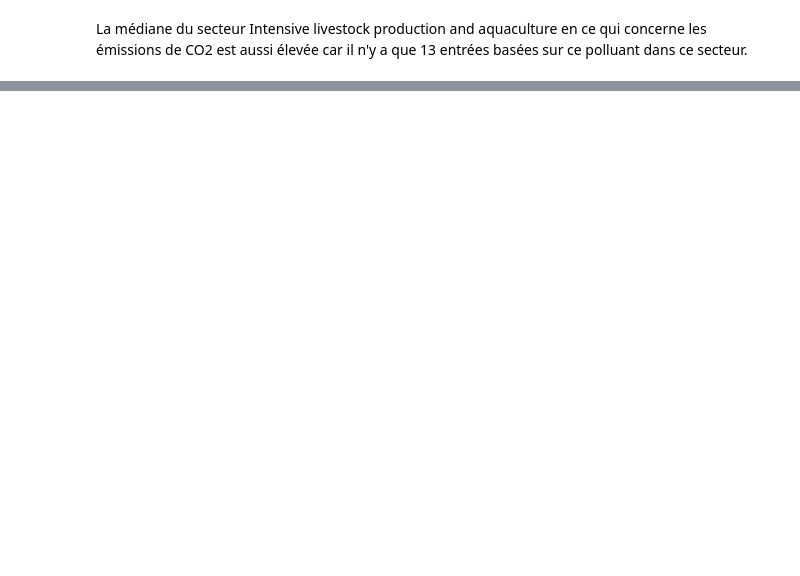
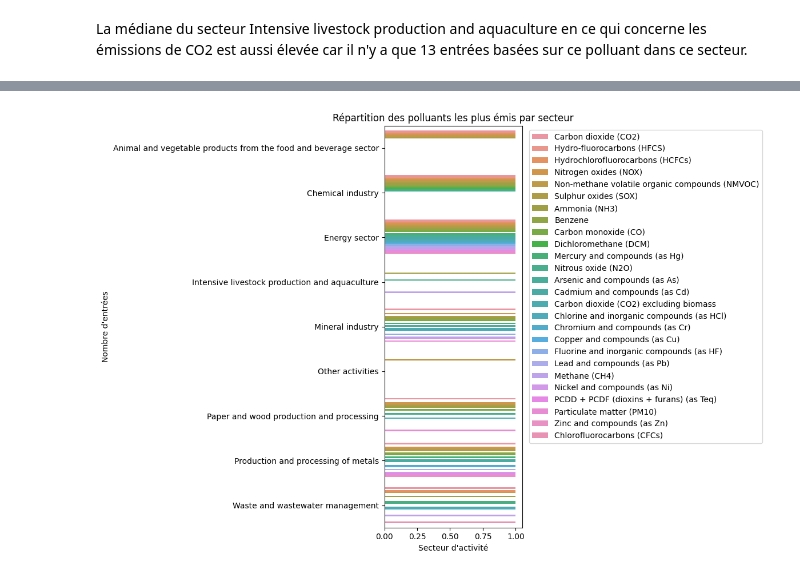
Before and after one commit to FanZy0127/environmental_impact, a Jupyter notebook: modules/Air/jupyter_main_air.ipynb, the cells around one changed output, grey strips where cells are left out. Cells and saved outputs as stored; diff of their text form; code cells hidden in the pictures; blank space fills up the shorter version.

Commit message:
filter pollutant

```diff
--- a/modules/Air/jupyter_main_air.ipynb
+++ b/modules/Air/jupyter_main_air.ipynb
@@ -594,8 +594,8 @@ pollutants_group_by_sector.describe()
 | Production and processing of metals | 27786 | 54 | Zinc and compounds (as Zn) | 3121 |
 | Waste and wastewater management | 36169 | 60 | Methane (CH4) | 14908 |
 # %%
-emissions_of_pollutants_group_by_sector = df.groupby(["eprtrSectorName", "pollutant"])["emissions"]
-emissions_of_pollutants_group_by_sector.describe()
+emissions_of_pollutants_group_by_sector = df.groupby(["eprtrSectorName", "pollutant"])
+emissions_of_pollutants_group_by_sector["emissions"].describe()
 # %% [output]
 |  |  | count | mean | std | min | 25% | 50% | 75% | max |
 | eprtrSectorName | pollutant |  |  |  |  |  |  |  |  |
@@ -707,0 +702,4 @@ La médiane du secteur Intensive livestock production and aquaculture en ce qui
+# %%
+emissions_of_pollutants_group_by_sector = emissions_of_pollutants_group_by_sector["emissions"].aggregate(
+    ["count", "sum", "median", "mean"])
+emissions_of_pollutants_group_by_sector
@@ -707,0 +721,3 @@ La médiane du secteur Intensive livestock production and aquaculture en ce qui
+# %%
+emissions_of_pollutants_group_by_sector = emissions_of_pollutants_group_by_sector[
+    emissions_of_pollutants_group_by_sector.index.get_level_values("pollutant") != "CONFIDENTIAL"]
@@ -707,0 +730,9 @@ La médiane du secteur Intensive livestock production and aquaculture en ce qui
+# %%
+count_pollutant_over500 = emissions_of_pollutants_group_by_sector[emissions_of_pollutants_group_by_sector["count"] >= 500]
+print("Nombre d'enregistrement restant :", count_pollutant_over500["count"].sum())
+print("Nombre de polluant restant :", len(
+    count_pollutant_over500\
+    .groupby("pollutant")[["count", "sum"]]\
+    .sum()\
+    .sort_values(by=["count"])
+))
@@ -707,0 +770,19 @@ La médiane du secteur Intensive livestock production and aquaculture en ce qui
+# %%
+plt.figure(figsize=(12, 8))
+sns.set_palette("viridis")
+
+sns.countplot(
+    data=count_pollutant_over500,
+    y=count_pollutant_over500.index.get_level_values("eprtrSectorName"),
+    hue=count_pollutant_over500.index.get_level_values("pollutant")
+)
+plt.xlabel("Nombre d'entrées")
+plt.ylabel("Secteur d'activité")
+plt.title("Répartition des polluants les plus émis par secteur")
+
+plt.legend(bbox_to_anchor=(1.02, 1), loc="upper left")
+
+plt.tight_layout()
+plt.show()
+# %% [output]
+[figure, added]
```
Also changed, not shown: parts of 13 cells of this notebook.
